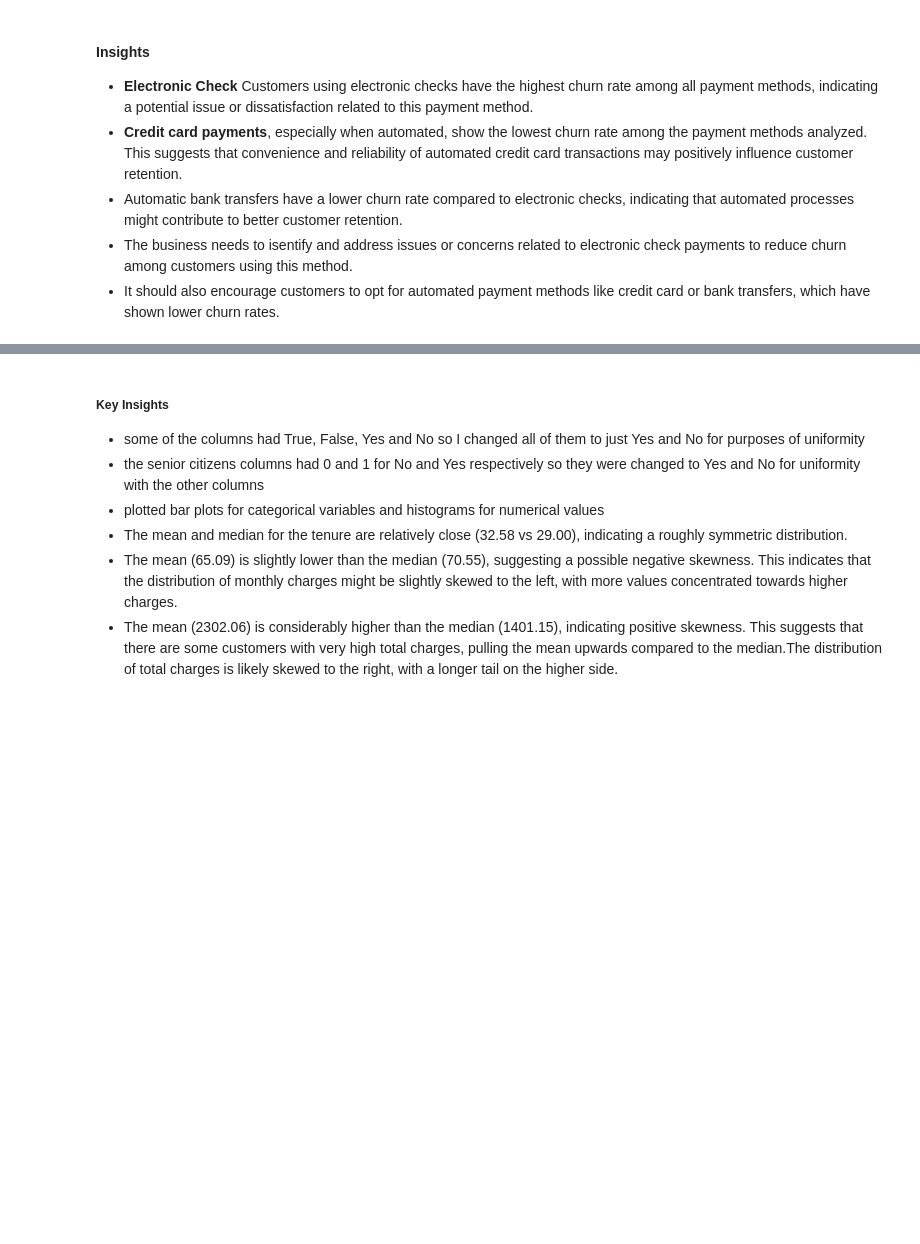
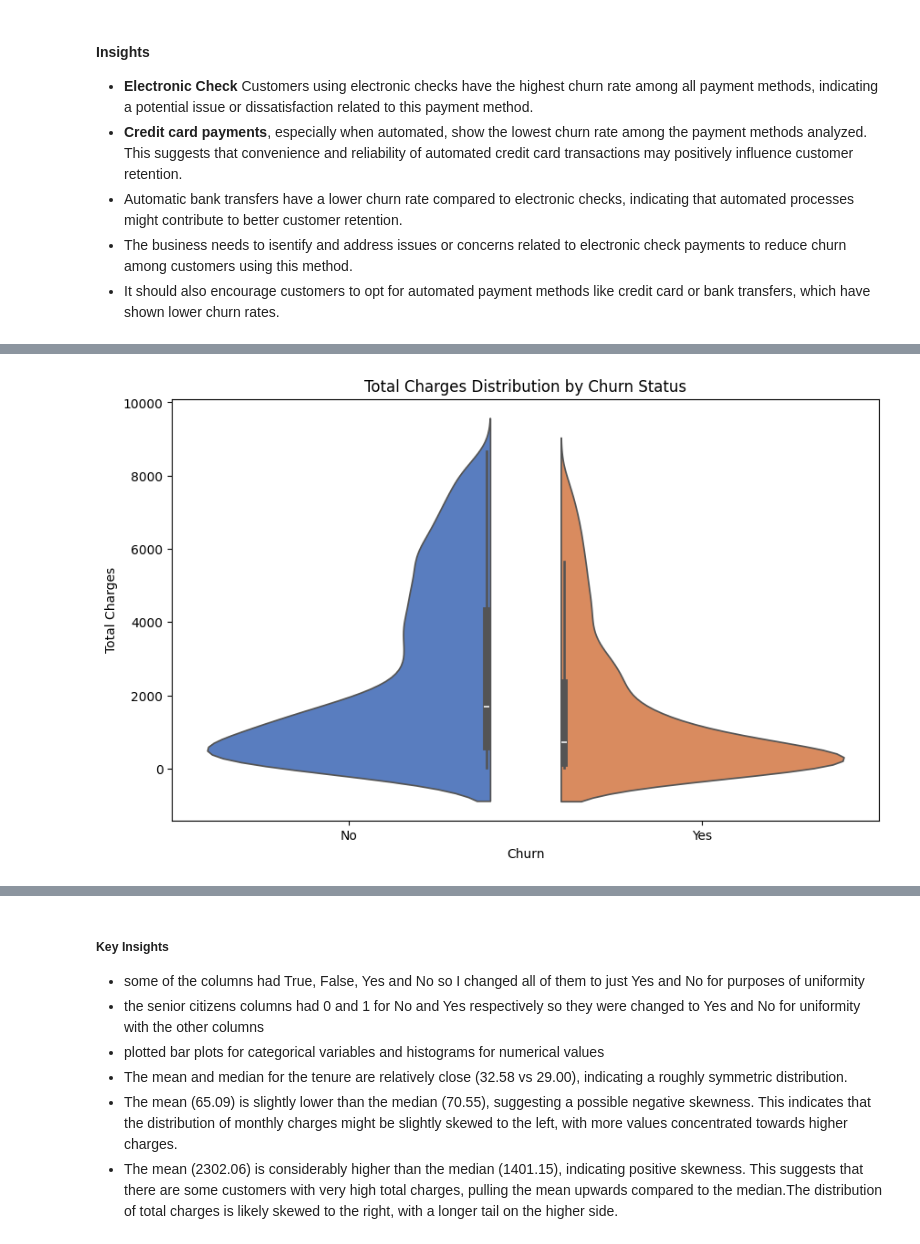
Before and after one commit to lizjelimo/Churn-Analysis, a Jupyter notebook: notebooks/main.ipynb, the cells around one changed output, grey strips where cells are left out. Saved outputs shown, nothing was run; the diff lists cells and outputs as text; code cells hidden in the pictures; blank space fills up the shorter version.

```diff
--- a/notebooks/main.ipynb
+++ b/notebooks/main.ipynb
@@ -758,0 +791,10 @@ plt.show()
+# %%
+# Plotting violin plot
+plt.figure(figsize=(10, 6))
+sns.violinplot(x='Churn', y='TotalCharges', data=cleaned_data, hue='Churn', palette='muted', split=True, legend=False)
+plt.title('Total Charges Distribution by Churn Status')
+plt.xlabel('Churn')
+plt.ylabel('Total Charges')
+plt.show()
+# %% [output]
+[figure, added]
```
Also changed, not shown: parts of 4 cells of this notebook.
